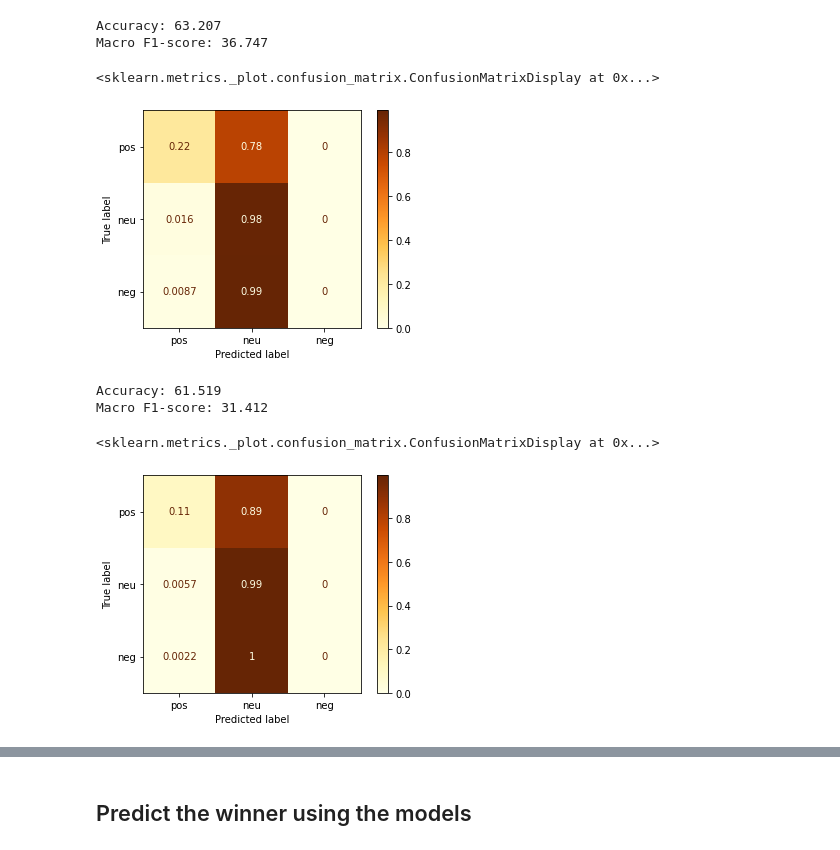
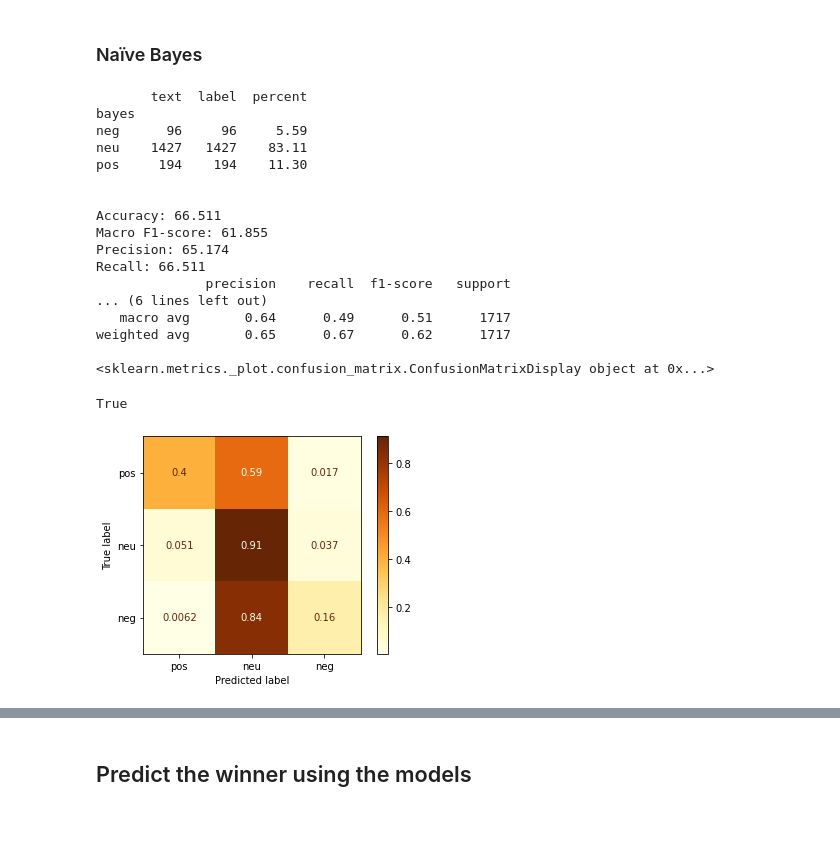
Before and after one commit to mredaoudi/Thesis, a Jupyter notebook: data_analysis/3_feature_based_prediction.ipynb, the cells around one changed output, grey strips where cells are left out. Drawn from its saved outputs; the diff is of its cells as text; code cells hidden in the pictures; blank space fills up the shorter version.

```diff
--- a/data_analysis/3_feature_based_prediction.ipynb
+++ b/data_analysis/3_feature_based_prediction.ipynb
@@ -78,7 +36,0 @@ svm_test = predict(svm(), test_data())
-# %%
-accuracy(svm_test)
-# %% [output]
-Accuracy: 63.207
-Macro F1-score: 36.747
-<sklearn.metrics._plot.confusion_matrix.ConfusionMatrixDisplay at 0x...>
-[figure, removed]
@@ -87,7 +37,28 @@ nb = predict(bayes(), test_data())
-# %%
-accuracy(nb)
-# %% [output]
-Accuracy: 61.519
-Macro F1-score: 31.412
-<sklearn.metrics._plot.confusion_matrix.ConfusionMatrixDisplay at 0x...>
-[figure, removed]
+# %%
+learner_test = Learner('test')
+# %% [markdown]
+### Naïve Bayes
+# %%
+outcome(learner_test.df.drop(columns=['logistic','svm'], axis=1), 'bayes', test=True)
+print('\n')
+accuracy(learner_test.df['label'], learner_test.df['bayes'])
+# %% [output]
+       text  label  percent
+bayes
+neg      96     96     5.59
+neu    1427   1427    83.11
+pos     194    194    11.30
+
+
+Accuracy: 66.511
+Macro F1-score: 61.855
+Precision: 65.174
+Recall: 66.511
+              precision    recall  f1-score   support
+... (6 lines left out)
+   macro avg       0.64      0.49      0.51      1717
+weighted avg       0.65      0.67      0.62      1717
+
+<sklearn.metrics._plot.confusion_matrix.ConfusionMatrixDisplay object at 0x...>
+True
+[figure, added]
```
Also changed, not shown: parts of 30 cells of this notebook, 21 other files.
